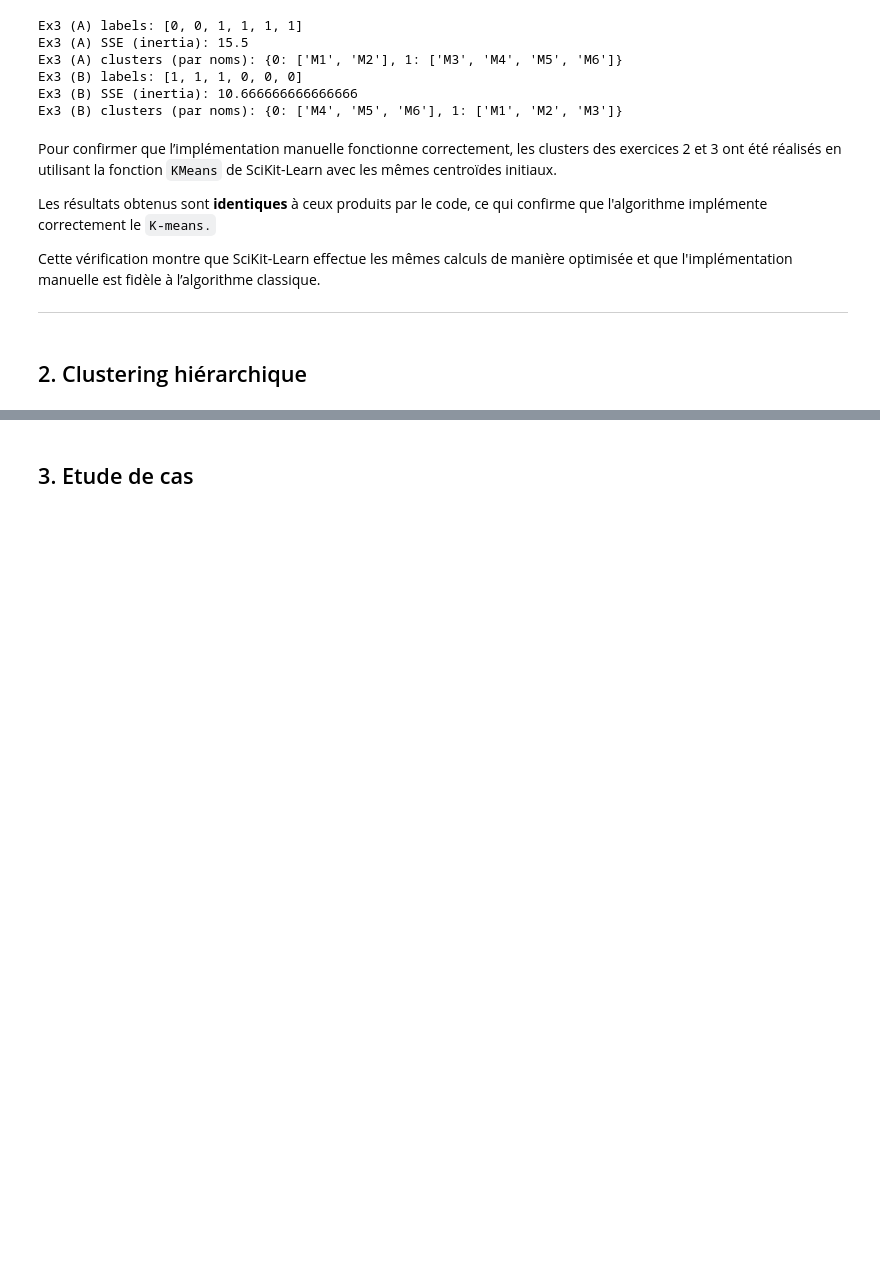
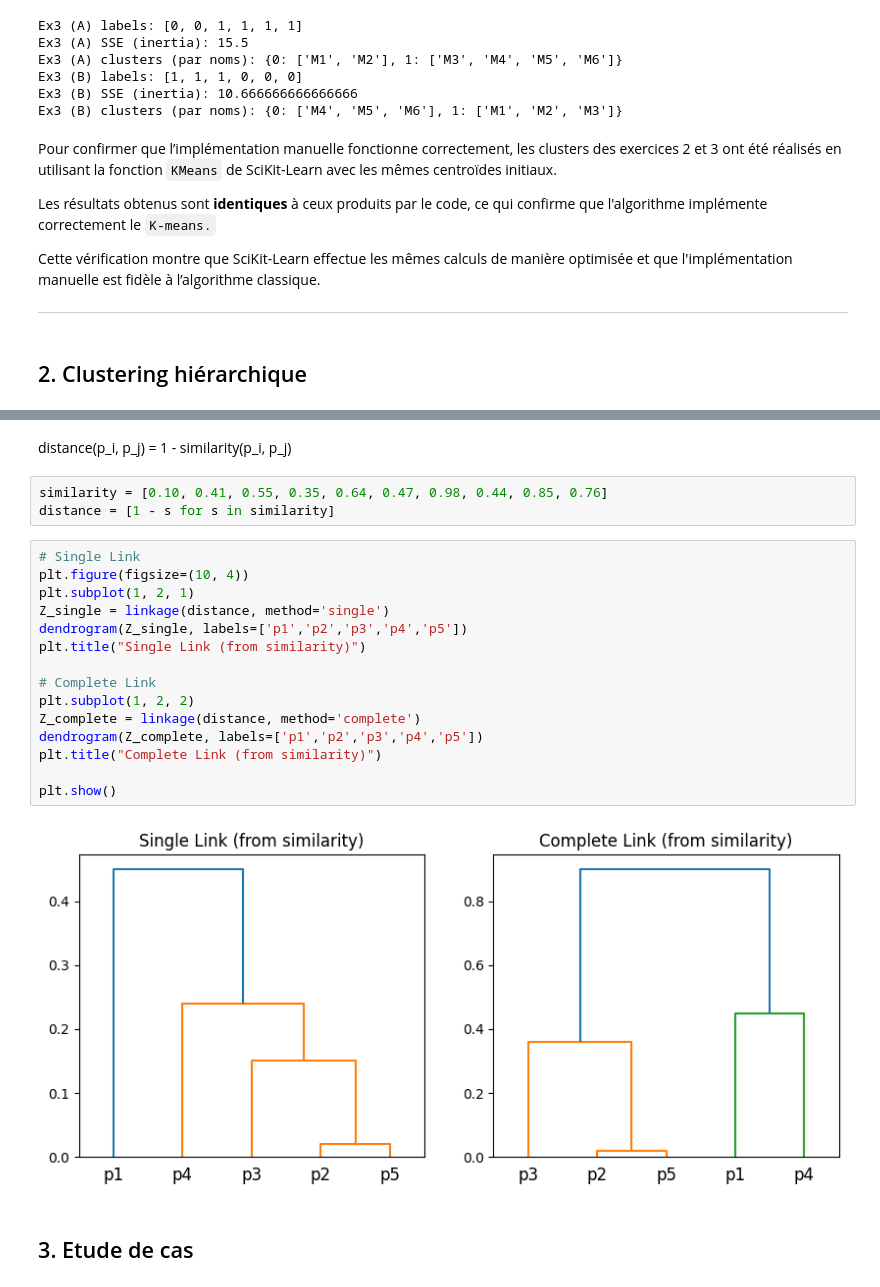
Before and after one commit to milleracero/Data-mining-INSA---TD-Clustering, a Jupyter notebook: Clustering-TD.ipynb, the cells around one changed output, grey strips where cells are left out. Cells and saved outputs as stored; diff of their text form; blank space fills up the shorter version.

```diff
--- a/Clustering-TD.ipynb
+++ b/Clustering-TD.ipynb
@@ -566,2 +627,24 @@ Cette vérification montre que SciKit-Learn effectue les mêmes calculs de mani
+# %% [markdown]
+distance(p_i, p_j) = 1 - similarity(p_i, p_j)
+# %%
+similarity = [0.10, 0.41, 0.55, 0.35, 0.64, 0.47, 0.98, 0.44, 0.85, 0.76]
+distance = [1 - s for s in similarity]
+# %%
+# Single Link
+plt.figure(figsize=(10, 4))
+plt.subplot(1, 2, 1)
+Z_single = linkage(distance, method='single')
+dendrogram(Z_single, labels=['p1','p2','p3','p4','p5'])
+plt.title("Single Link (from similarity)")
+
+# Complete Link
+plt.subplot(1, 2, 2)
+Z_complete = linkage(distance, method='complete')
+dendrogram(Z_complete, labels=['p1','p2','p3','p4','p5'])
+plt.title("Complete Link (from similarity)")
+
+plt.show()
+# %% [output]
+[figure, added]
 # %% [markdown]
 ## 3. Etude de cas
```
Also changed, not shown: parts of 7 cells of this notebook.
